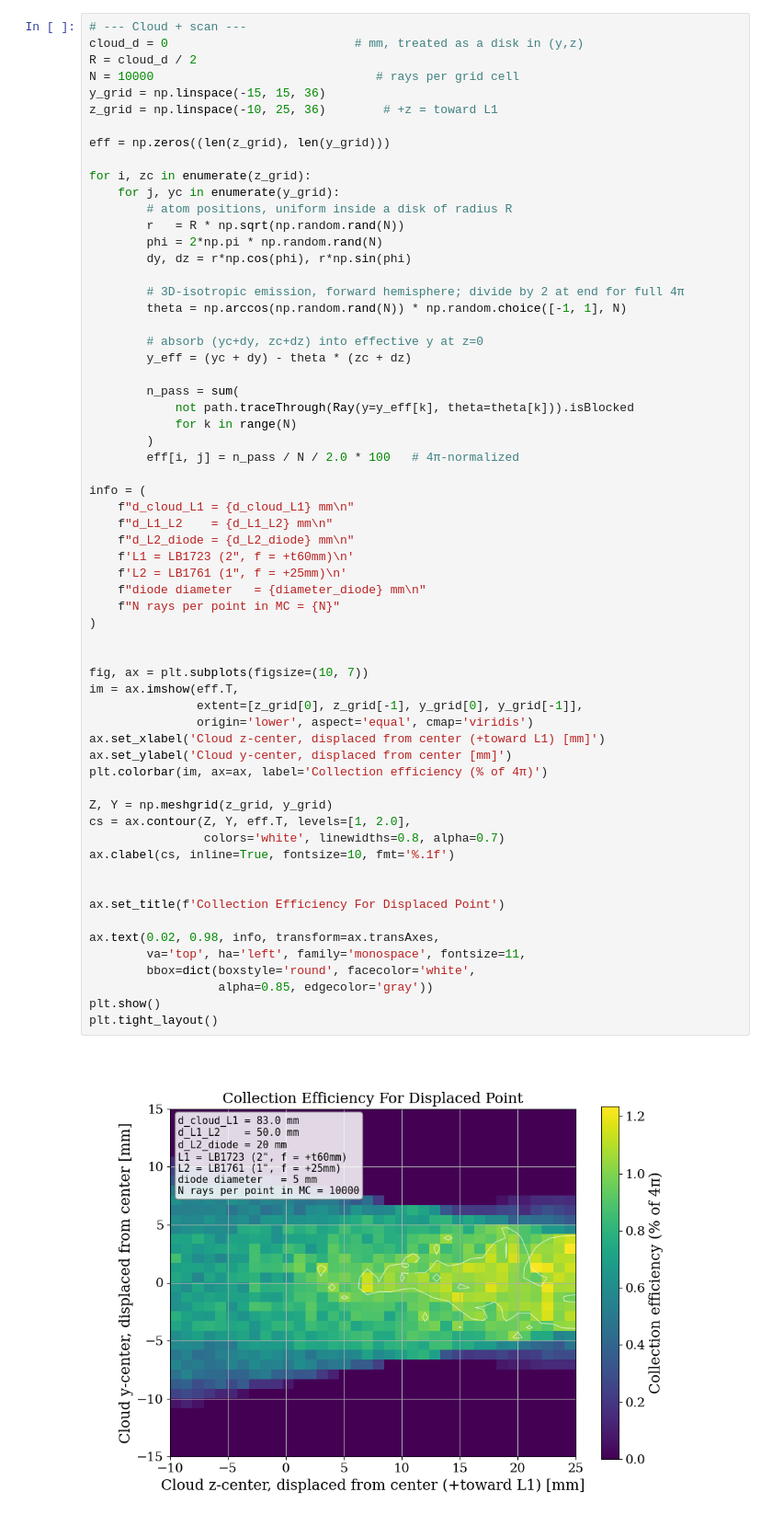
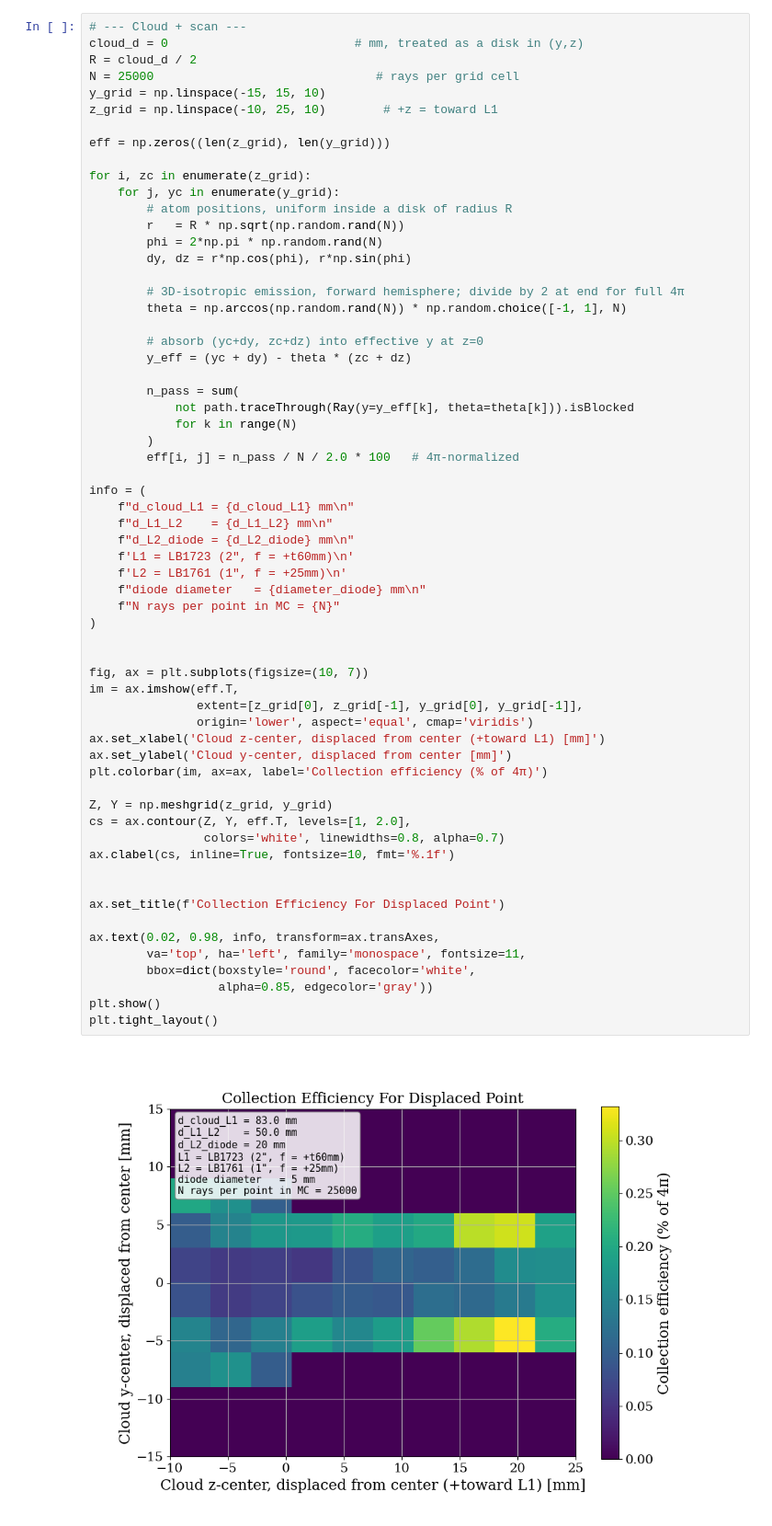
Before and after one commit to josephmlev/eedm_jml, a Jupyter notebook: daqAnalysisAndExperiments/optics/flourescenceTelescope/flourescenceTelescope.ipynb, the cells around one changed output. Shown at 92% size. Cells and saved outputs as stored; diff of their text form.

```diff
--- a/daqAnalysisAndExperiments/optics/flourescenceTelescope/flourescenceTelescope.ipynb
+++ b/daqAnalysisAndExperiments/optics/flourescenceTelescope/flourescenceTelescope.ipynb
@@ -158,9 +157,9 @@ plt.tight_layout()
 # --- Cloud + scan ---
 cloud_d = 0                          # mm, treated as a disk in (y,z)
 R = cloud_d / 2
-N = 10000                               # rays per grid cell
-y_grid = np.linspace(-15, 15, 36)
-z_grid = np.linspace(-10, 25, 36)        # +z = toward L1
+N = 25000                               # rays per grid cell
+y_grid = np.linspace(-15, 15, 10)
+z_grid = np.linspace(-10, 25, 10)        # +z = toward L1
 
 eff = np.zeros((len(z_grid), len(y_grid)))
 
@@ -190,34 +189,34 @@ info = (
     f'L1 = LB1723 (2", f = +t60mm)\n'
     f'L2 = LB1761 (1", f = +25mm)\n'
     f"diode diameter   = {diameter_diode} mm\n"
     f"N rays per point in MC = {N}"
 )
 
 
 fig, ax = plt.subplots(figsize=(10, 7))
 im = ax.imshow(eff.T,
                extent=[z_grid[0], z_grid[-1], y_grid[0], y_grid[-1]],
                origin='lower', aspect='equal', cmap='viridis')
 ax.set_xlabel('Cloud z-center, displaced from center (+toward L1) [mm]')
 ax.set_ylabel('Cloud y-center, displaced from center [mm]')
 plt.colorbar(im, ax=ax, label='Collection efficiency (% of 4π)')
 
 Z, Y = np.meshgrid(z_grid, y_grid)
 cs = ax.contour(Z, Y, eff.T, levels=[1, 2.0],
                 colors='white', linewidths=0.8, alpha=0.7)
 ax.clabel(cs, inline=True, fontsize=10, fmt='%.1f')
 
 
 ax.set_title(f'Collection Efficiency For Displaced Point')
 
 ax.text(0.02, 0.98, info, transform=ax.transAxes,
         va='top', ha='left', family='monospace', fontsize=11,
         bbox=dict(boxstyle='round', facecolor='white',
                   alpha=0.85, edgecolor='gray'))
 plt.show()
 plt.tight_layout()
 # %% [output]
-[figure, old version]
+[figure, new version]
 # %%
 #1D along Z axis
 # --- Cloud + scan ---
```
Also changed, not shown: parts of 4 cells of this notebook, 1 other file.
